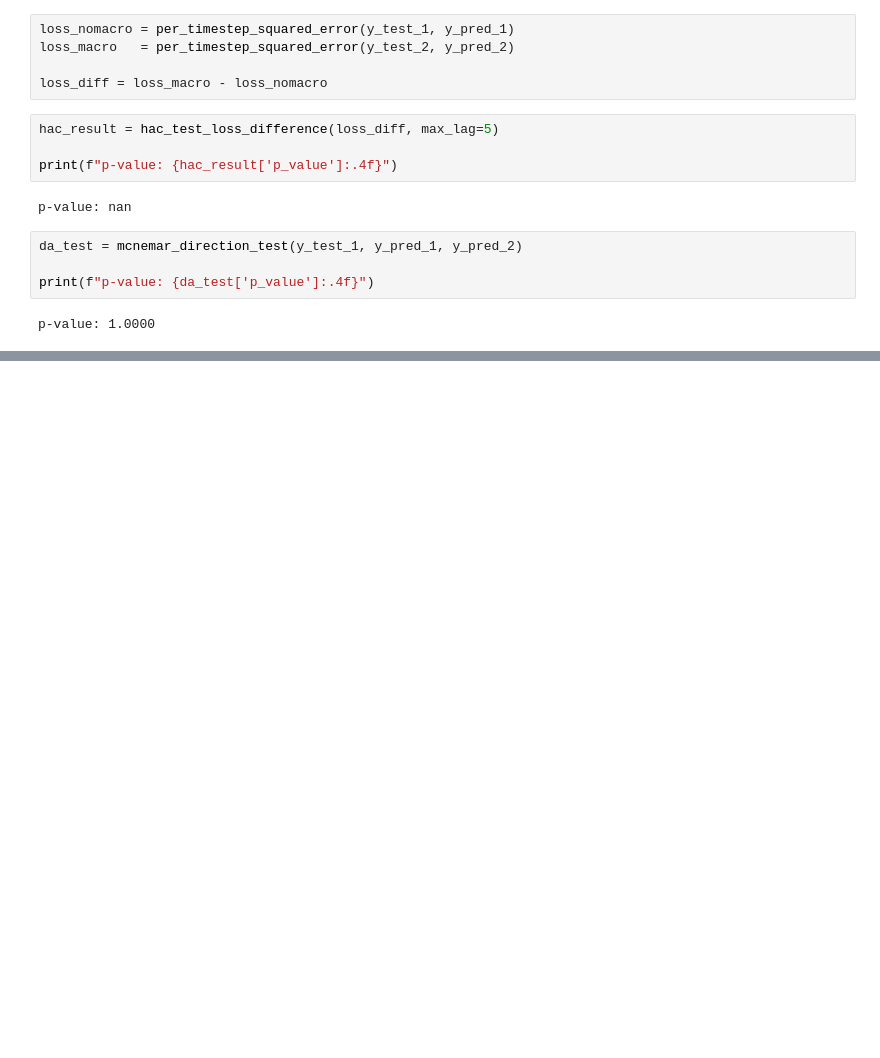
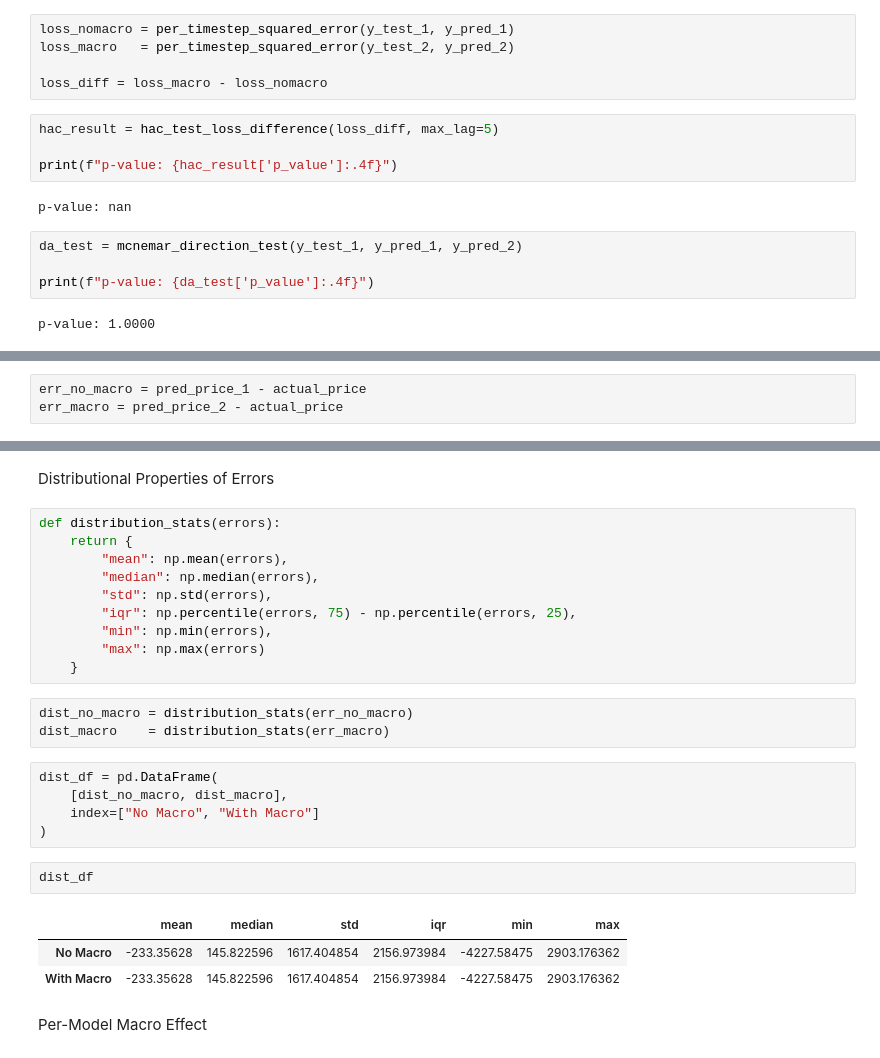
Before and after one commit to NichBry25/BitcoinPricePrediction, a Jupyter notebook: BTCForecasting_XGBoost.ipynb, the cells around one changed output, grey strips where cells are left out. Saved outputs shown, nothing was run; the diff lists cells and outputs as text; blank space fills up the shorter version.

```diff
--- a/BTCForecasting_XGBoost.ipynb
+++ b/BTCForecasting_XGBoost.ipynb
@@ -514,0 +517,3 @@ p-value: 1.0000
+# %%
+err_no_macro = pred_price_1 - actual_price
+err_macro = pred_price_2 - actual_price
@@ -514,0 +549,28 @@ p-value: 1.0000
+# %% [markdown]
+Distributional Properties of Errors
+# %%
+def distribution_stats(errors):
+    return {
+        "mean": np.mean(errors),
+        "median": np.median(errors),
+        "std": np.std(errors),
+        "iqr": np.percentile(errors, 75) - np.percentile(errors, 25),
+        "min": np.min(errors),
+        "max": np.max(errors)
+    }
+# %%
+dist_no_macro = distribution_stats(err_no_macro)
+dist_macro    = distribution_stats(err_macro)
+# %%
+dist_df = pd.DataFrame(
+    [dist_no_macro, dist_macro],
+    index=["No Macro", "With Macro"]
+)
+# %%
+dist_df
+# %% [output]
+|  | mean | median | std | iqr | min | max |
+| No Macro | -233.35628 | 145.822596 | 1617.404854 | 2156.973984 | -4227.58475 | 2903.176362 |
+| With Macro | -233.35628 | 145.822596 | 1617.404854 | 2156.973984 | -4227.58475 | 2903.176362 |
+# %% [markdown]
+Per-Model Macro Effect
```
Also changed, not shown: parts of 13 cells of this notebook.
